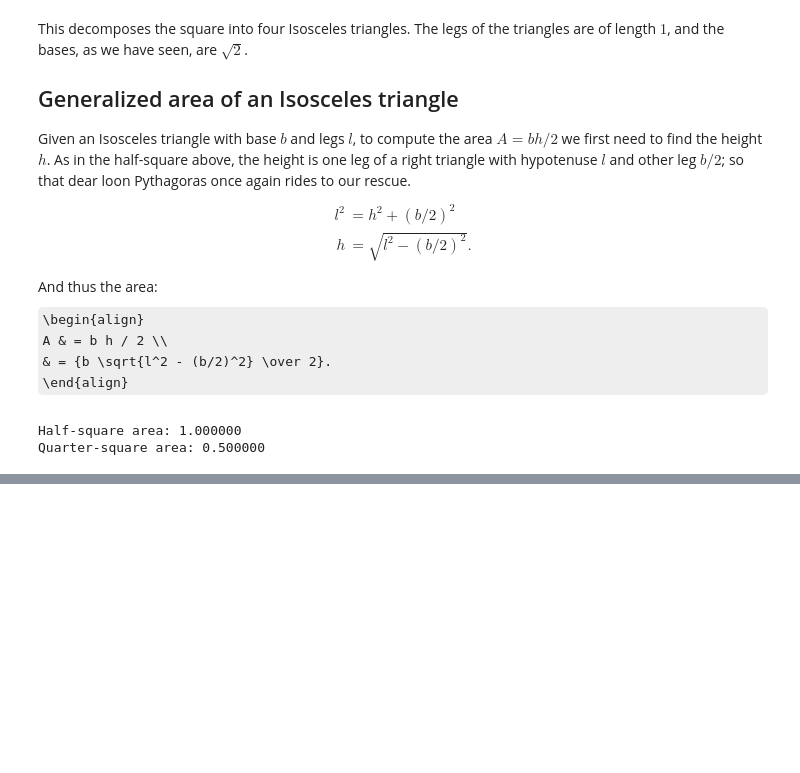
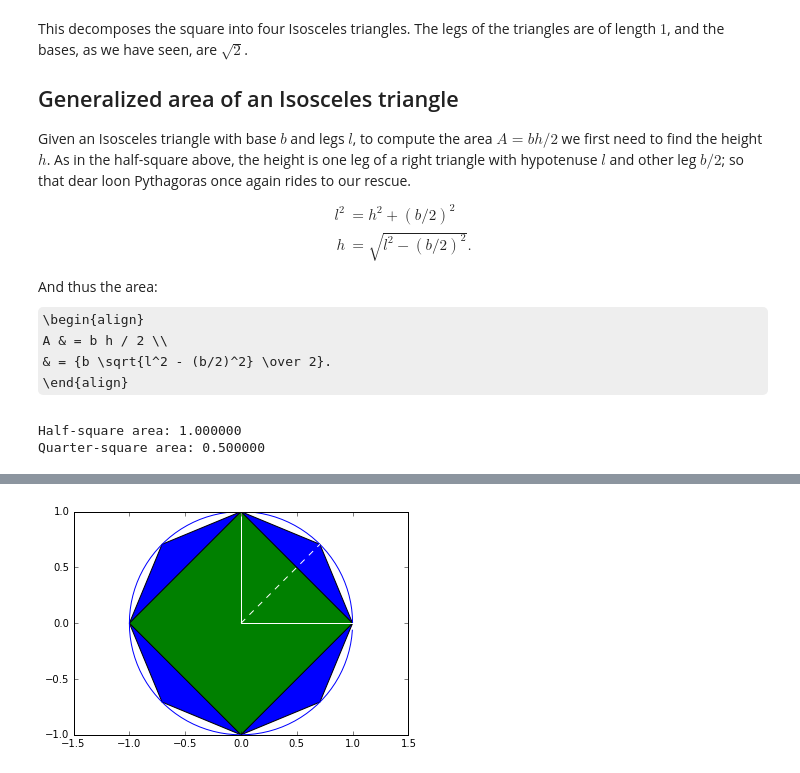
Before and after one commit to vobine/hacks, a Jupyter notebook: Pi2016.ipynb, the cells around one changed output, grey strips where cells are left out. Cells and saved outputs as stored; diff of their text form; code cells hidden in the pictures; some formulas as TeX source; blank space fills up the shorter version.

```diff
--- a/Pi2016.ipynb
+++ b/Pi2016.ipynb
@@ -105,0 +119,8 @@ Quarter-square area: 0.500000
+# %%
+drawCircle ()
+drawPolygon (8)
+drawPolygon (4)
+plt.plot ((0, 0, 1), (1, 0, 0), 'w-')
+plt.plot ((0, np.cos (np.pi/4)), (0, np.sin (np.pi/4)), 'w--');
+# %% [output]
+[figure, added]
```
Also changed, not shown: parts of 3 cells of this notebook.
